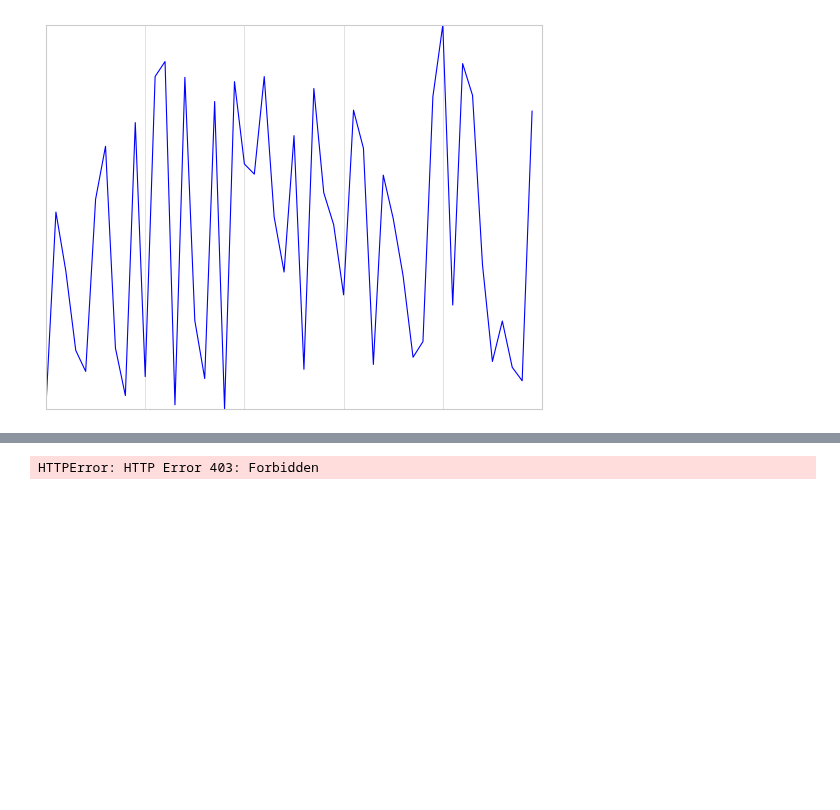
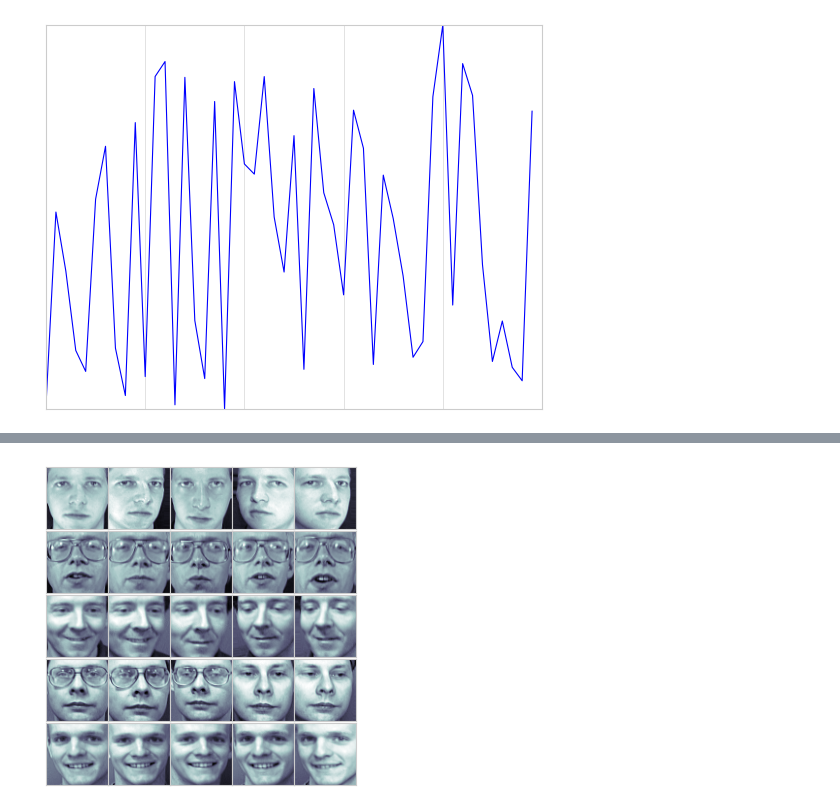
Before and after one commit to hexu1985/python-data-science-examples, a Jupyter notebook: Python.Data.Science.Handbook/code/chapter-04/chapter04.ipynb, the cells around one changed output, grey strips where cells are left out. Cells and saved outputs as stored; diff of their text form; code cells hidden in the pictures; blank space fills up the shorter version.

```diff
--- a/Python.Data.Science.Handbook/code/chapter-04/chapter04.ipynb
+++ b/Python.Data.Science.Handbook/code/chapter-04/chapter04.ipynb
@@ -1021,16 +1048,15 @@ plt.show()
 # %%
+import numpy as np
+from scipy.io import loadmat
+
 fig, ax = plt.subplots(5, 5, figsize=(5, 5))
 fig.subplots_adjust(hspace=0, wspace=0)
-
-# 从scikit-learn获取一些人脸照片数据
-from sklearn.datasets import fetch_olivetti_faces
-faces = fetch_olivetti_faces().images
 
 for i in range(5):
     for j in range(5):
         ax[i, j].xaxis.set_major_locator(plt.NullLocator())
         ax[i, j].yaxis.set_major_locator(plt.NullLocator())
-        ax[i, j].imshow(faces[10 * i + j], cmap="bone")
+        ax[i, j].imshow(faces_images[10 * i + j].T, cmap="bone")
 
 plt.show()
 # %% [output]
@@ -1038 +1063 @@ downloading Olivetti faces from https://ndownloader.figshare.com/files/5976027 t
-HTTPError: HTTP Error 403: Forbidden
+[figure, added]
```
Also changed, not shown: parts of 3 cells of this notebook.
